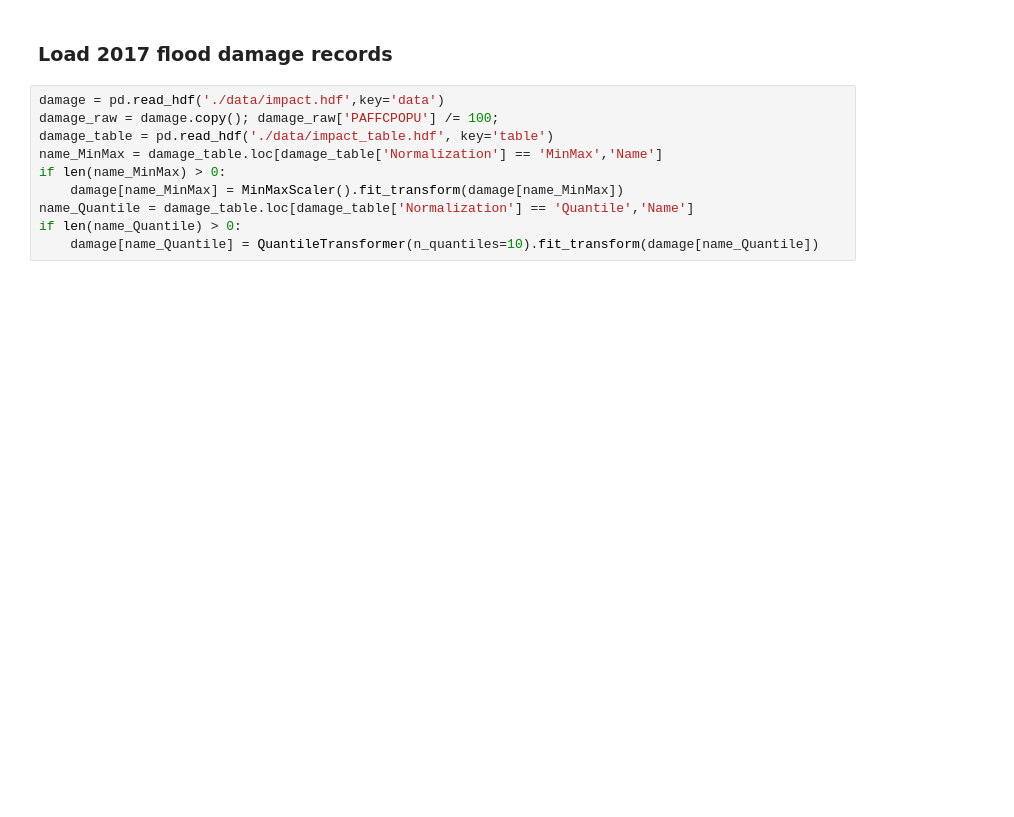
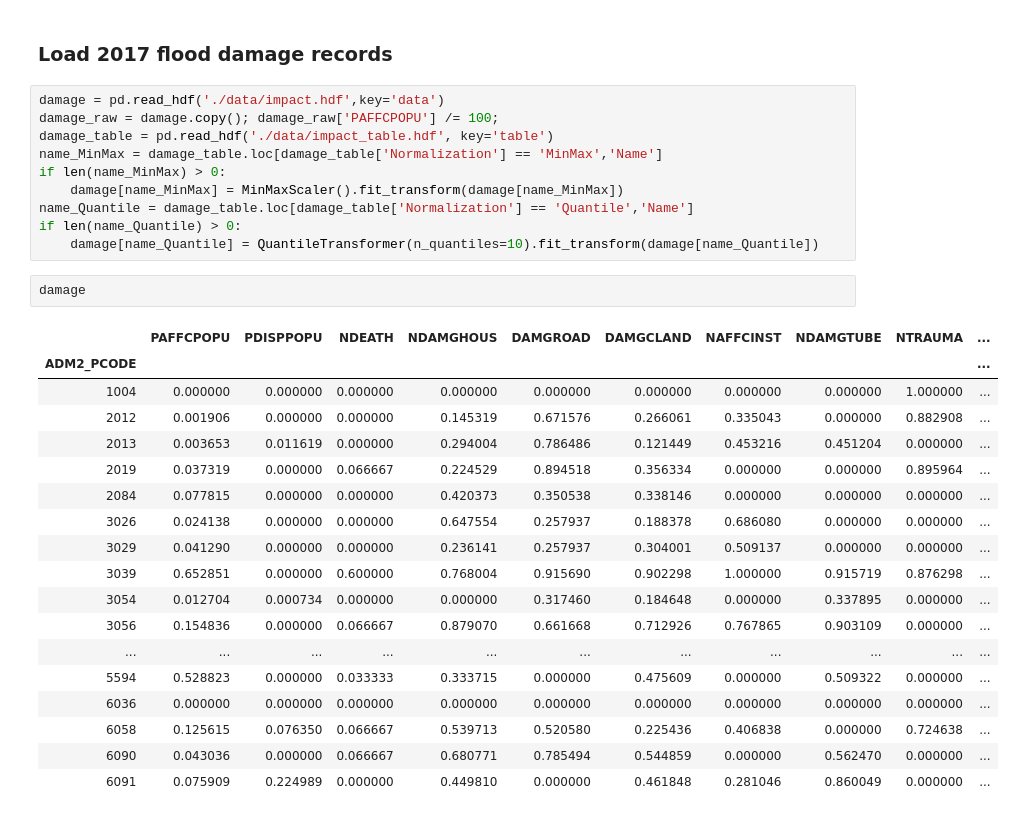
Before and after one commit to gnodnooh/VulnRiskImpact-BGD, a Jupyter notebook: FVI_Assessment2.ipynb, the cells around one changed output. Saved outputs shown, nothing was run; the diff lists cells and outputs as text; blank space fills up the shorter version.

```diff
--- a/FVI_Assessment2.ipynb
+++ b/FVI_Assessment2.ipynb
@@ -201,5 +257,26 @@ if len(name_MinMax) > 0:
 name_Quantile = damage_table.loc[damage_table['Normalization'] == 'Quantile','Name']
 if len(name_Quantile) > 0:
     damage[name_Quantile] = QuantileTransformer(n_quantiles=10).fit_transform(damage[name_Quantile])
+# %%
+damage
+# %% [output]
+|  | PAFFCPOPU | PDISPPOPU | NDEATH | NDAMGHOUS | DAMGROAD | DAMGCLAND | NAFFCINST | NDAMGTUBE | NTRAUMA | ... |
+| ADM2_PCODE |  |  |  |  |  |  |  |  |  | ... |
+| 1004 | 0.000000 | 0.000000 | 0.000000 | 0.000000 | 0.000000 | 0.000000 | 0.000000 | 0.000000 | 1.000000 | ... |
+| 2012 | 0.001906 | 0.000000 | 0.000000 | 0.145319 | 0.671576 | 0.266061 | 0.335043 | 0.000000 | 0.882908 | ... |
+| 2013 | 0.003653 | 0.011619 | 0.000000 | 0.294004 | 0.786486 | 0.121449 | 0.453216 | 0.451204 | 0.000000 | ... |
+| 2019 | 0.037319 | 0.000000 | 0.066667 | 0.224529 | 0.894518 | 0.356334 | 0.000000 | 0.000000 | 0.895964 | ... |
+| 2084 | 0.077815 | 0.000000 | 0.000000 | 0.420373 | 0.350538 | 0.338146 | 0.000000 | 0.000000 | 0.000000 | ... |
+| 3026 | 0.024138 | 0.000000 | 0.000000 | 0.647554 | 0.257937 | 0.188378 | 0.686080 | 0.000000 | 0.000000 | ... |
+| 3029 | 0.041290 | 0.000000 | 0.000000 | 0.236141 | 0.257937 | 0.304001 | 0.509137 | 0.000000 | 0.000000 | ... |
+| 3039 | 0.652851 | 0.000000 | 0.600000 | 0.768004 | 0.915690 | 0.902298 | 1.000000 | 0.915719 | 0.876298 | ... |
+| 3054 | 0.012704 | 0.000734 | 0.000000 | 0.000000 | 0.317460 | 0.184648 | 0.000000 | 0.337895 | 0.000000 | ... |
+| 3056 | 0.154836 | 0.000000 | 0.066667 | 0.879070 | 0.661668 | 0.712926 | 0.767865 | 0.903109 | 0.000000 | ... |
+| ... | ... | ... | ... | ... | ... | ... | ... | ... | ... | ... |
+| 5594 | 0.528823 | 0.000000 | 0.033333 | 0.333715 | 0.000000 | 0.475609 | 0.000000 | 0.509322 | 0.000000 | ... |
+| 6036 | 0.000000 | 0.000000 | 0.000000 | 0.000000 | 0.000000 | 0.000000 | 0.000000 | 0.000000 | 0.000000 | ... |
+| 6058 | 0.125615 | 0.076350 | 0.066667 | 0.539713 | 0.520580 | 0.225436 | 0.406838 | 0.000000 | 0.724638 | ... |
+| 6090 | 0.043036 | 0.000000 | 0.066667 | 0.680771 | 0.785494 | 0.544859 | 0.000000 | 0.562470 | 0.000000 | ... |
+| 6091 | 0.075909 | 0.224989 | 0.000000 | 0.449810 | 0.000000 | 0.461848 | 0.281046 | 0.860049 | 0.000000 | ... |
 # %%
 # Temprary data and Seaborn setting
```
Also changed, not shown: parts of 8 cells of this notebook.
